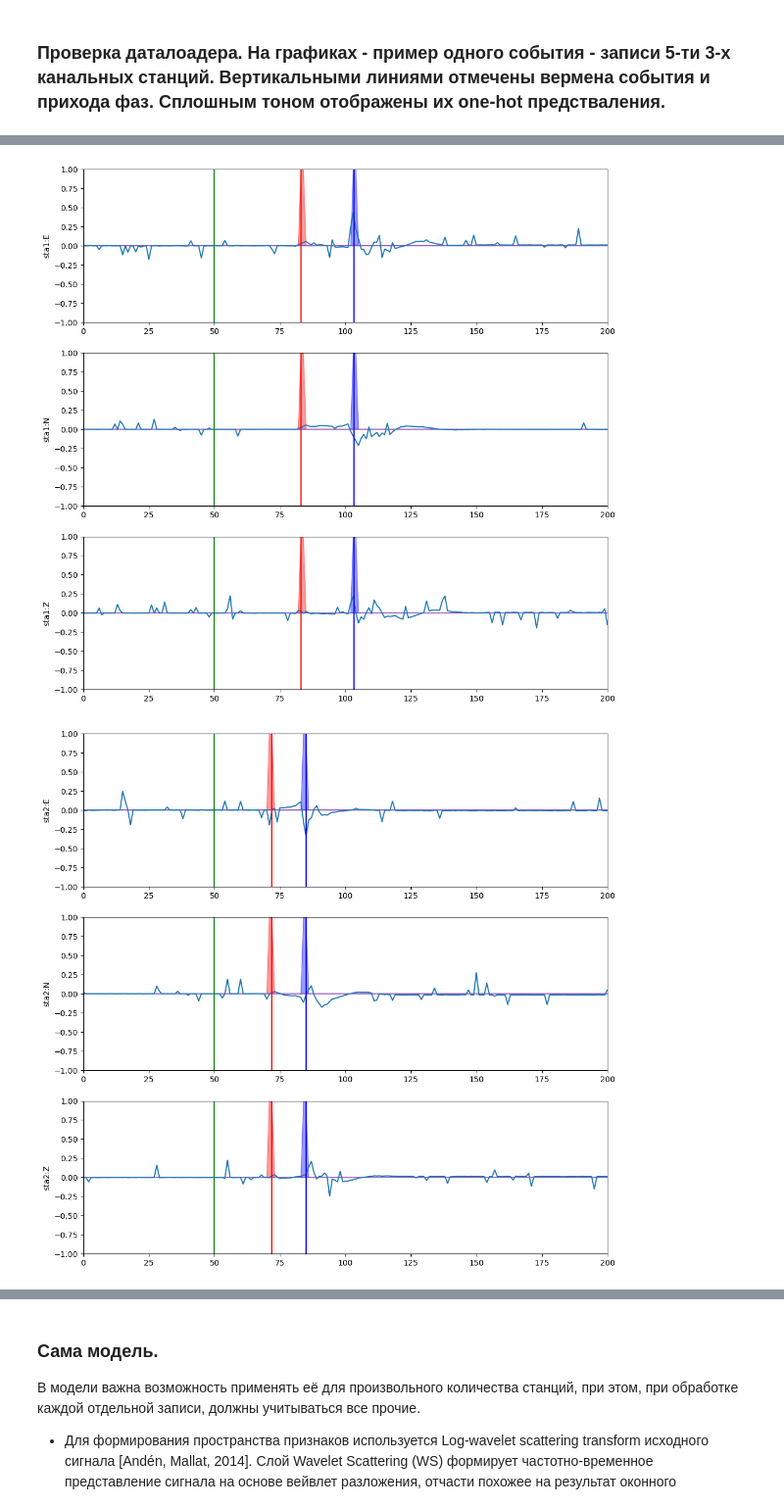
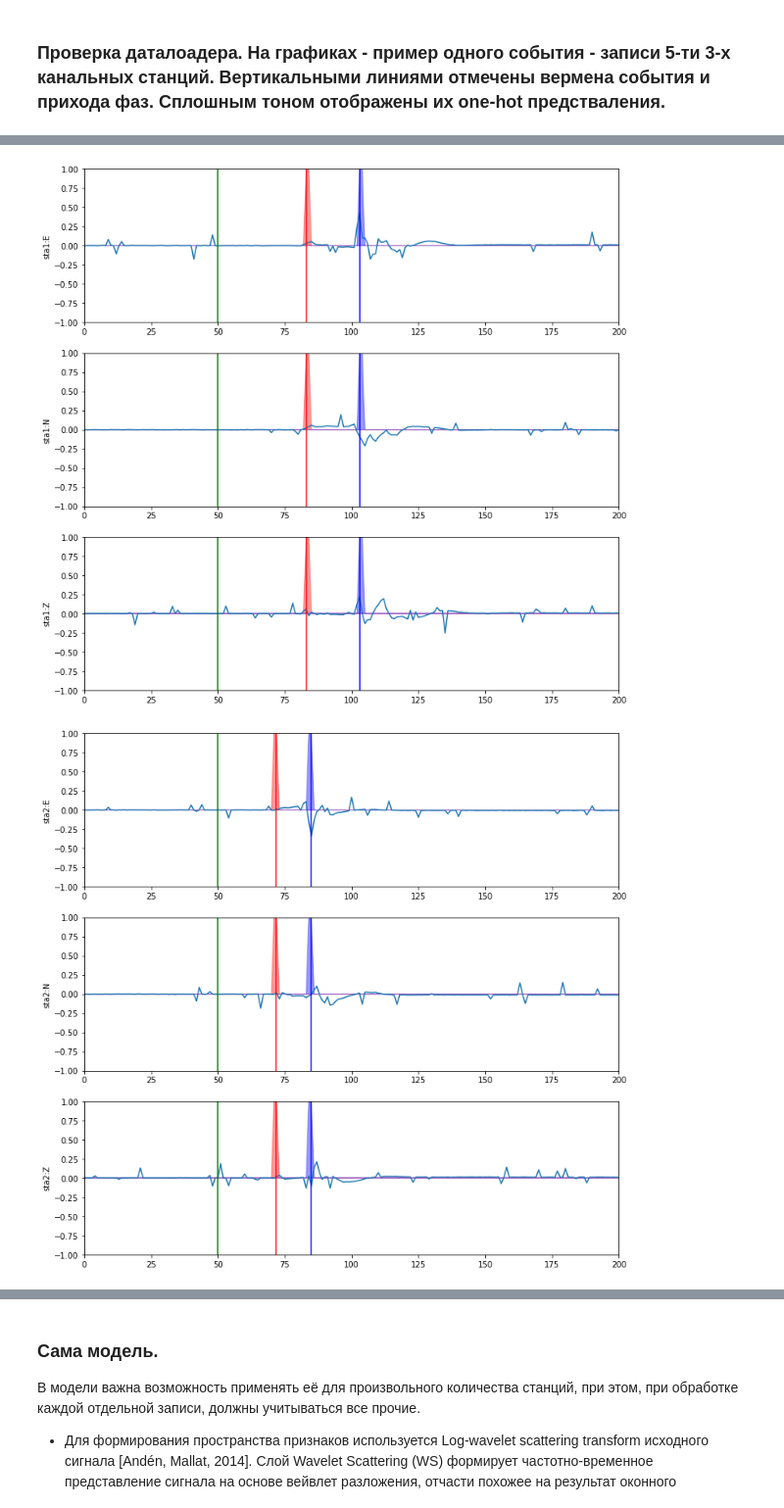
Before and after one commit to mexalon/Synth_wf_proc, a Jupyter notebook: Synth_wf_processing.ipynb, the cells around one changed output, grey strips where cells are left out. Shown at 98% size. Drawn from its saved outputs; the diff is of its cells as text; code cells hidden in the pictures.

```diff
--- a/Synth_wf_processing.ipynb
+++ b/Synth_wf_processing.ipynb
@@ -77,7 +93,7 @@ cpu
 # %% [markdown]
 ## Примеры извлечения данных из датасета
 # %%
-h5_path = '100k_wforms_disp_5stax3ch_with_saw_06_03_23.hdf5'
+h5_path = '100k_train.hdf5'
 
 with h5py.File(h5_path, 'r') as f:
     '''get root'''
@@ -391,7 +407,7 @@ def plot_metrics(metrics):
 ### Проверка даталоадера. На графиках - пример одного события - записи 5-ти 3-х канальных станций. Вертикальными линиями отмечены вермена события и прихода фаз. Сплошным тоном отображены их one-hot предстваления.
 # %%
 %%time
-h5_path = '100k_wforms_disp_5stax3ch_with_saw_06_03_23.hdf5'
+h5_path = '100k_train.hdf5'
 
 transforms = stack_transforms([WtFilter(cl=[-1]),
                                Normalizer(),
@@ -421,2 +437,2 @@ Wall time: 927 ms
-[figure, old version]
+[figure, new version]
-[figure, old version]
+[figure, new version]
```
Also changed, not shown: parts of 9 cells of this notebook.
